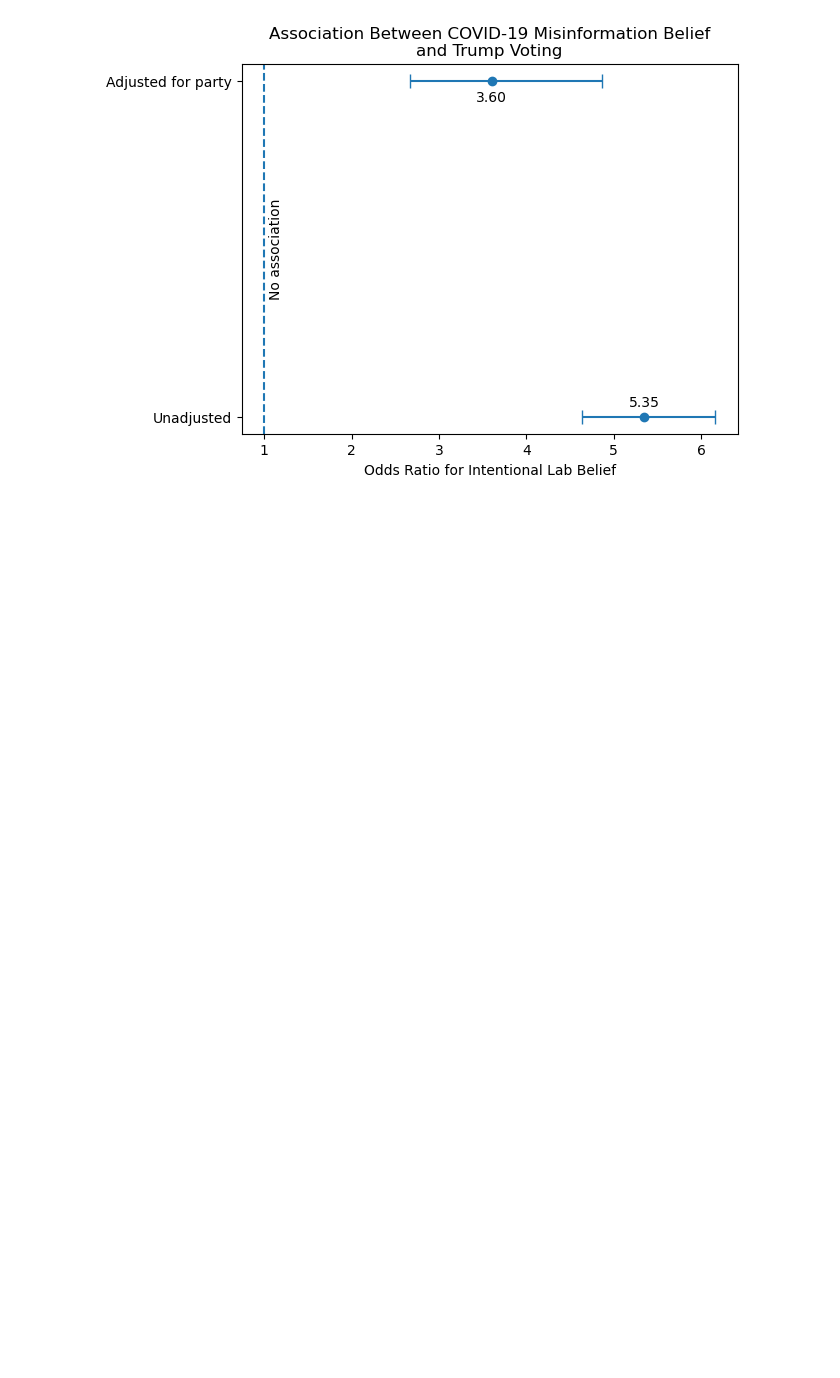
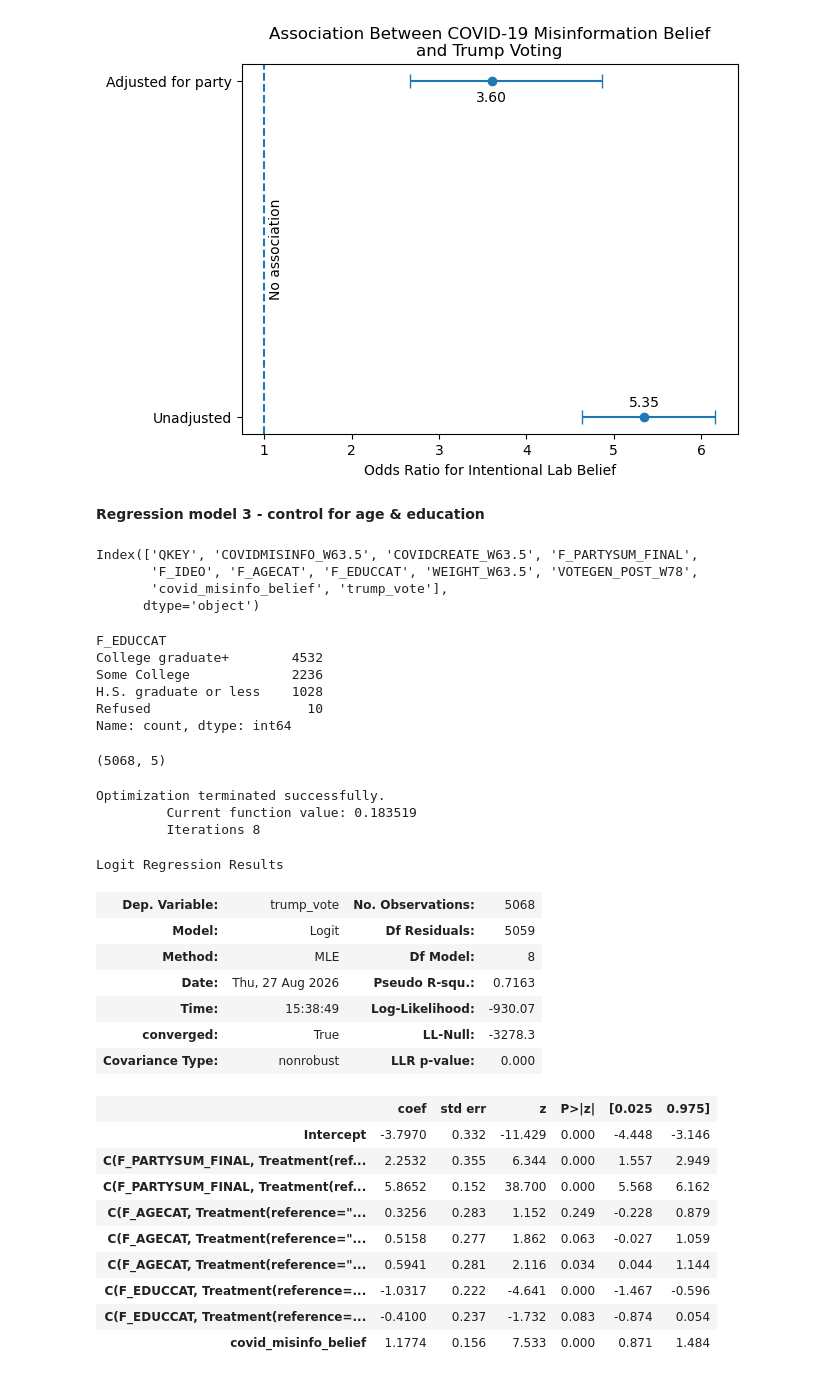
Before and after one commit to ameliabrooks28/QSS20_Project, a Jupyter notebook: code/03_regression.ipynb, the cells around one changed output. Cells and saved outputs as stored; diff of their text form; code cells hidden in the pictures; blank space fills up the shorter version.

```diff
--- a/code/03_regression.ipynb
+++ b/code/03_regression.ipynb
@@ -236,3 +236,60 @@ plt.savefig("../output/forest_coefficient_plot.png", bbox_inches="tight")
 plt.show()
 # %% [output]
 [figure]
+# %% [markdown]
+**Regression model 3 - control for age & education**
+# %%
+df.columns
+# %% [output]
+Index(['QKEY', 'COVIDMISINFO_W63.5', 'COVIDCREATE_W63.5', 'F_PARTYSUM_FINAL',
+       'F_IDEO', 'F_AGECAT', 'F_EDUCCAT', 'WEIGHT_W63.5', 'VOTEGEN_POST_W78',
+       'covid_misinfo_belief', 'trump_vote'],
+      dtype='object')
+# %%
+df["F_AGECAT"].value_counts(dropna=False)
+df["F_EDUCCAT"].value_counts(dropna=False)
+# %% [output]
+F_EDUCCAT
+College graduate+        4532
+Some College             2236
+H.S. graduate or less    1028
+Refused                    10
+Name: count, dtype: int64
+# %%
+reg3 = df[["trump_vote", "covid_misinfo_belief", "F_PARTYSUM_FINAL", "F_AGECAT", "F_EDUCCAT"]].dropna()
+reg3 = reg3[(reg3["F_AGECAT"] != "Refused") & (reg3["F_EDUCCAT"] != "Refused")]
+
+reg3.shape
+# 5068 respondents
+# %% [output]
+(5068, 5)
+# %%
+model3 = smf.logit('''trump_vote ~ covid_misinfo_belief + C(F_PARTYSUM_FINAL, Treatment(reference="Dem/Lean Dem"))
+                                                        + C(F_AGECAT, Treatment(reference="18-29"))
+                                                        + C(F_EDUCCAT, Treatment(reference="H.S. graduate or less"))''',
+                   data=reg3).fit()
+
+model3.summary()
+# coefficient drops to 1.1774 - still positive and statistically significant (p < 0.001)
+# %% [output]
+Optimization terminated successfully.
+         Current function value: 0.183519
+         Iterations 8
+Logit Regression Results
+| Dep. Variable: | trump_vote | No. Observations: | 5068 |
+| Model: | Logit | Df Residuals: | 5059 |
+| Method: | MLE | Df Model: | 8 |
+| Date: | Thu, 27 Aug 2026 | Pseudo R-squ.: | 0.7163 |
+| Time: | 15:38:49 | Log-Likelihood: | -930.07 |
+| converged: | True | LL-Null: | -3278.3 |
+| Covariance Type: | nonrobust | LLR p-value: | 0.000 |
+|  | coef | std err | z | P>|z| | [0.025 | 0.975] |
+| Intercept | -3.7970 | 0.332 | -11.429 | 0.000 | -4.448 | -3.146 |
+| C(F_PARTYSUM_FINAL, Treatment(ref... | 2.2532 | 0.355 | 6.344 | 0.000 | 1.557 | 2.949 |
+| C(F_PARTYSUM_FINAL, Treatment(ref... | 5.8652 | 0.152 | 38.700 | 0.000 | 5.568 | 6.162 |
+| C(F_AGECAT, Treatment(reference="... | 0.3256 | 0.283 | 1.152 | 0.249 | -0.228 | 0.879 |
+| C(F_AGECAT, Treatment(reference="... | 0.5158 | 0.277 | 1.862 | 0.063 | -0.027 | 1.059 |
+| C(F_AGECAT, Treatment(reference="... | 0.5941 | 0.281 | 2.116 | 0.034 | 0.044 | 1.144 |
+| C(F_EDUCCAT, Treatment(reference=... | -1.0317 | 0.222 | -4.641 | 0.000 | -1.467 | -0.596 |
+| C(F_EDUCCAT, Treatment(reference=... | -0.4100 | 0.237 | -1.732 | 0.083 | -0.874 | 0.054 |
+| covid_misinfo_belief | 1.1774 | 0.156 | 7.533 | 0.000 | 0.871 | 1.484 |
```
Also changed, not shown: parts of 16 cells of this notebook, 8 other files.
